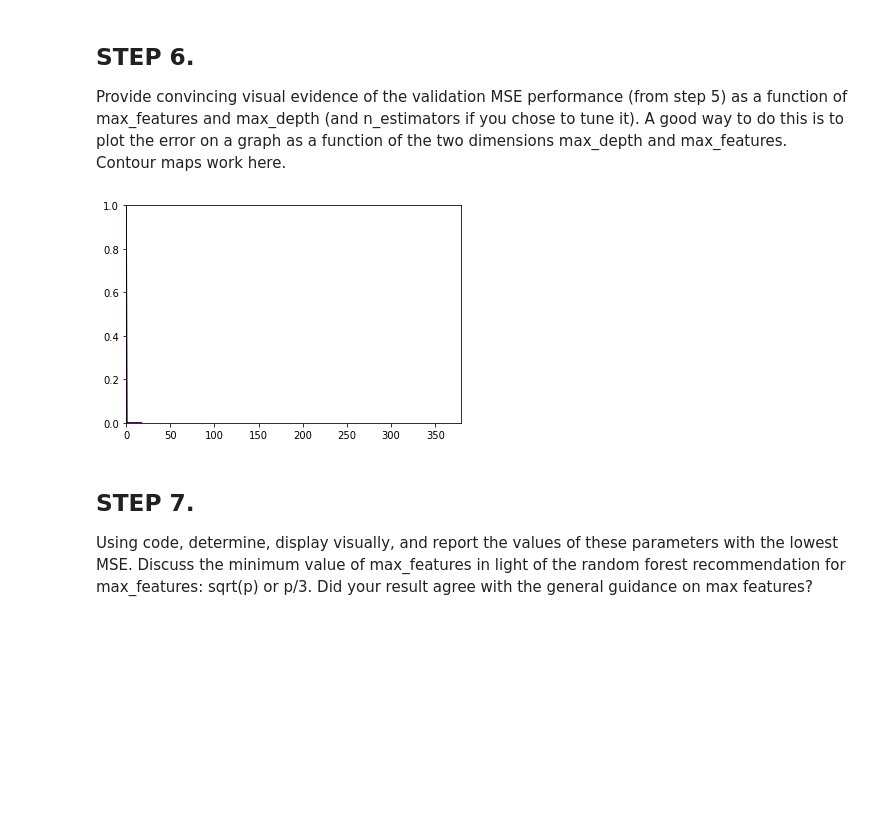
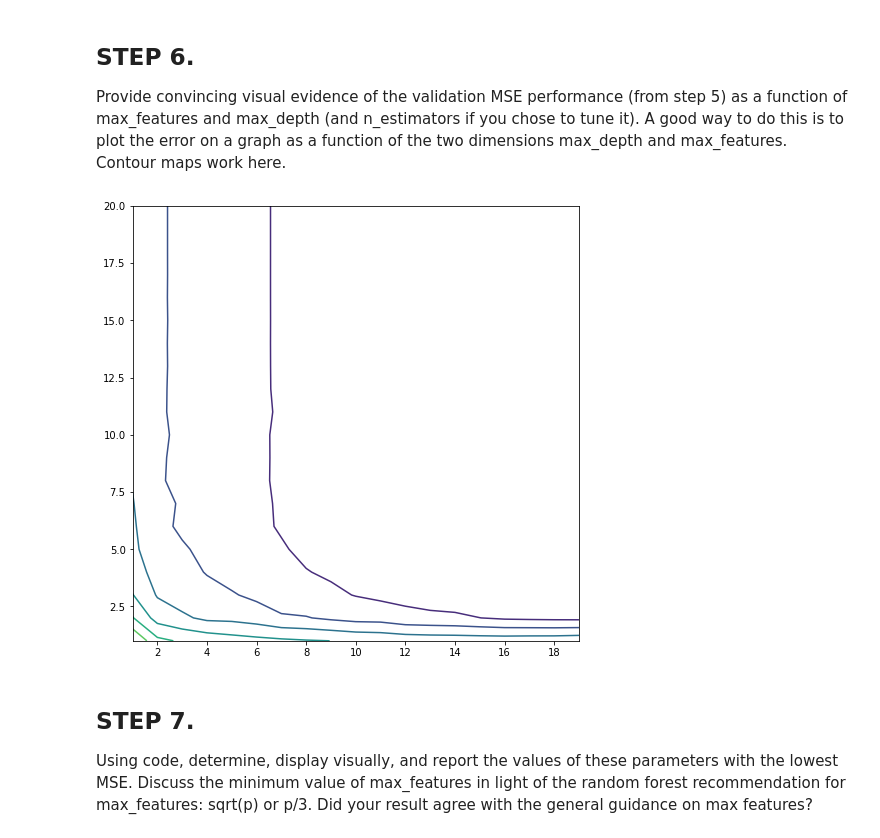
Before and after one commit to mwnewlin/AFIT, a Jupyter notebook: CSCE 623/code/HW5/NEWLIN_HW5.ipynb, the cells around one changed output. Drawn from its saved outputs; the diff is of its cells as text; code cells hidden in the pictures; blank space fills up the shorter version.

```diff
--- a/CSCE 623/code/HW5/NEWLIN_HW5.ipynb
+++ b/CSCE 623/code/HW5/NEWLIN_HW5.ipynb
@@ -132,15 +130,15 @@ def calc_rf_cv_mse(kf, X, y, num_estimators, max_depth, max_features, seed):
 # %%
 # Use K = 5 here. We have 200 observations in nontest so 40 points per fold
 kfold = KFold(n_splits=5, random_state=1)
-rf_mse_list = []
+rf_mse_list = np.zeros((20, len(Hitters_nonTest.columns)))
 max_feat_list = []
 max_depth_list = []
 y = np.array(Hitters_nonTest['Salary'])
 X = np.array(Hitters_nonTest.loc[:,:'Salary'])
 
-for d in range(1,21):
+for d in range(1,20+1):
+    mse = []
     for p in range(1,len(Hitters_nonTest.columns)+1):
-        mse = calc_rf_cv_mse(kfold, X, y, 100, d, p, 1)
-        rf_mse_list.append(mse)
+        rf_mse_list[d-1,p-1] = calc_rf_cv_mse(kfold, X, y, 100, d, p, 1)
         max_feat_list.append(p)
         max_depth_list.append(d)
@@ -151,10 +168,13 @@ print(rf_mse_list)
 # %% [markdown]
 ## STEP 6.
 Provide convincing visual evidence of the validation MSE performance (from step 5) as a function of max_features and max_depth (and n_estimators if you chose to tune it).    A good way to do this is to plot the error on a graph as a function of the two dimensions max_depth and max_features.  Contour maps work here.
-# %%
-ax = plt.contour([max_depth_list, max_feat_list], rf_mse_list)
-# %% [output]
-[figure, removed]
+# %%
+max_depth_list = np.arange(1,21,1)
+max_feat_list = np.arange(1,len(Hitters_nonTest.columns)+1,1)
+fig_contour = plt.figure(figsize=(8,8))
+ax = plt.contour(max_feat_list, max_depth_list, rf_mse_list)
+# %% [output]
+[figure, added]
 # %% [markdown]
 ## STEP 7.
 Using code, determine, display visually, and report the values of these parameters with the lowest MSE.  Discuss the minimum value of max_features in light of the random forest recommendation for max_features: sqrt(p) or p/3.  Did your result agree with the general guidance on max features?
```
Also changed, not shown: parts of 6 cells of this notebook, 3 other files.
